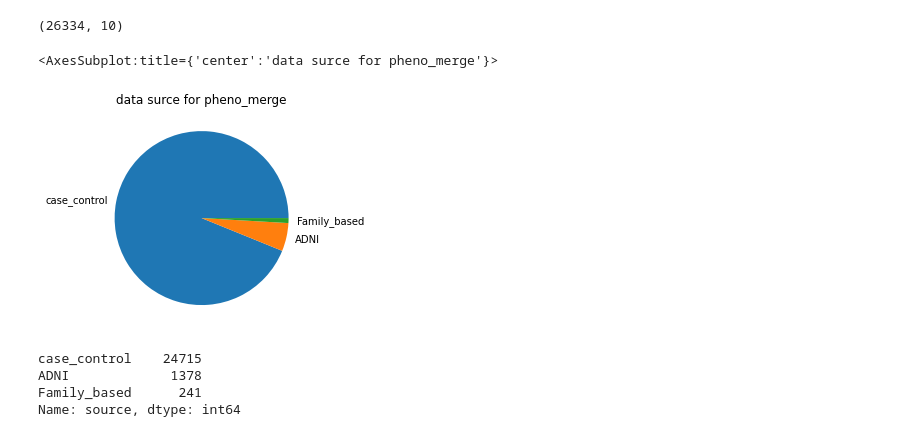
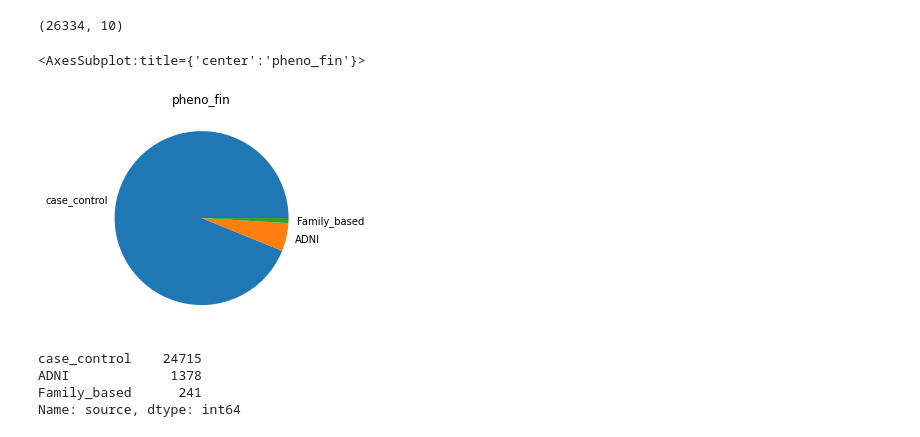
Before and after one commit to teresa-sansan/ADSP_polyfun, a Jupyter notebook: data_processing/phenotype/merge_pheno_36k_mergelisan.ipynb, the cells around one changed output. Drawn from its saved outputs; the diff is of its cells as text; code cells hidden in the pictures.

```diff
--- a/data_processing/phenotype/merge_pheno_36k_mergelisan.ipynb
+++ b/data_processing/phenotype/merge_pheno_36k_mergelisan.ipynb
@@ -320,10 +321,10 @@ pheno_fin.shape
 # %%
 pheno_fin.to_csv(path +'pheno_fin.tsv',sep = '\t', index = False)
 # %%
-pheno_fin.source.value_counts().plot(kind='pie', ylabel='', title='data surce for pheno_merge')
+pheno_fin.source.value_counts().plot(kind='pie', ylabel='', title='pheno_fin')
 # %% [output]
-<AxesSubplot:title={'center':'data surce for pheno_merge'}>
+<AxesSubplot:title={'center':'pheno_fin'}>
-[figure, old version]
+[figure, new version]
 # %%
 pheno_fin.source.value_counts()
 # %% [output]
```
Also changed, not shown: parts of 12 cells of this notebook, 1 other file.
